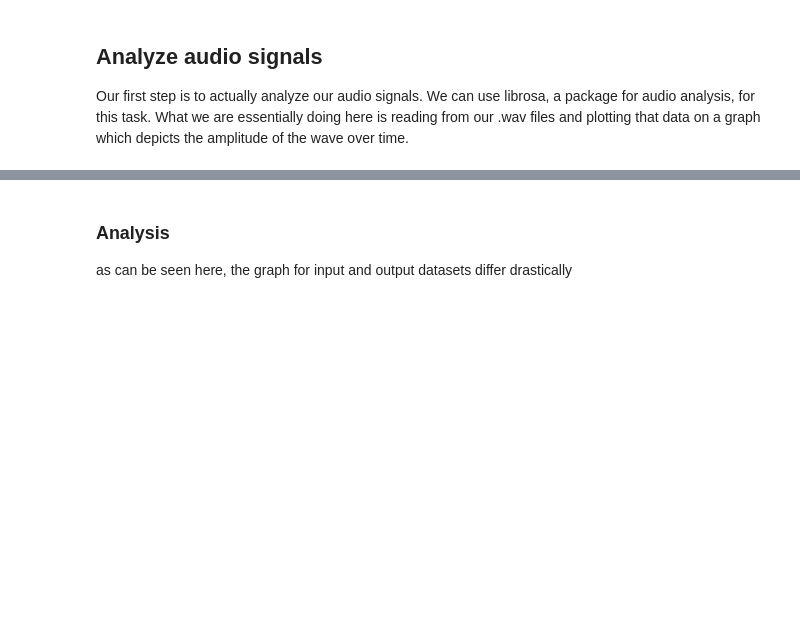
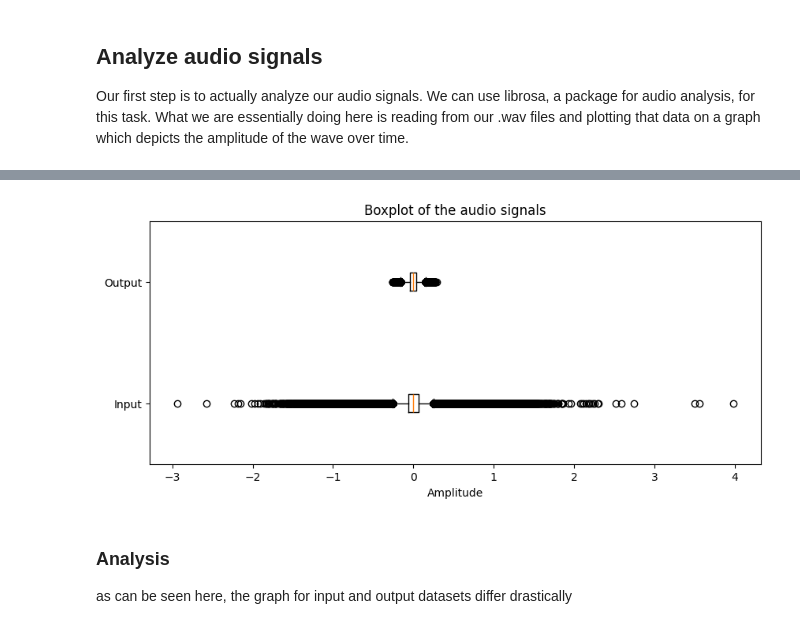
Before and after one commit to KshitijKapoor8/guitar-pedal-ml, a Jupyter notebook: Project.ipynb, the cells around one changed output, grey strips where cells are left out. Cells and saved outputs as stored; diff of their text form; code cells hidden in the pictures; blank space fills up the shorter version.

```diff
--- a/Project.ipynb
+++ b/Project.ipynb
@@ -96,3 +83,13 @@ plot_waveform(out_audio_signal)
+# %%
+# Cutting out outliers
+# Make boxplot of the audio signals
+plt.figure(figsize=(10, 4))
+plt.boxplot([inp_audio_signal, out_audio_signal], vert=False, labels=["Input", "Output"])
+plt.title("Boxplot of the audio signals")
+plt.xlabel("Amplitude")
+plt.show()
+# %% [output]
+[figure, added]
 # %% [markdown]
 ### Analysis
 as can be seen here, the graph for input and output datasets differ drastically
```
Also changed, not shown: parts of 12 cells of this notebook, 6 other files.
